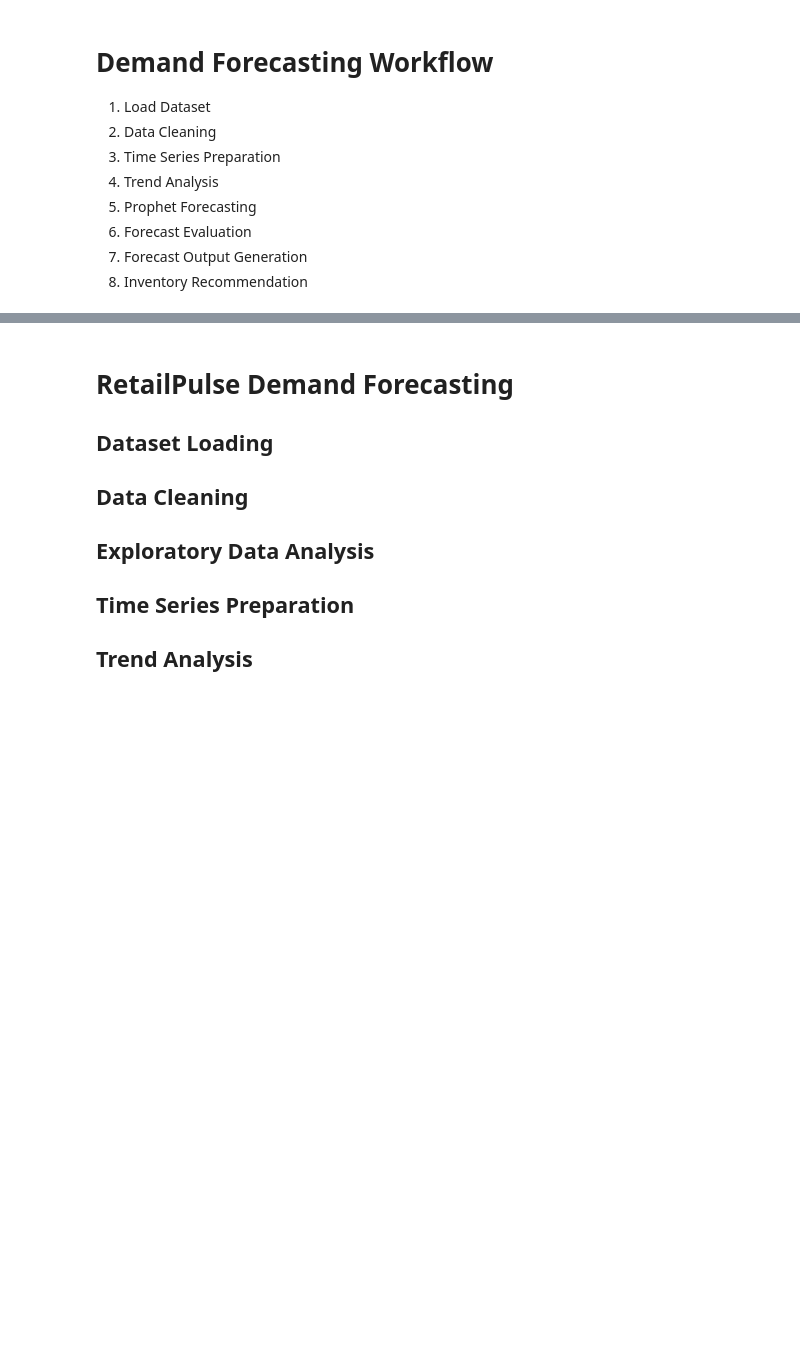
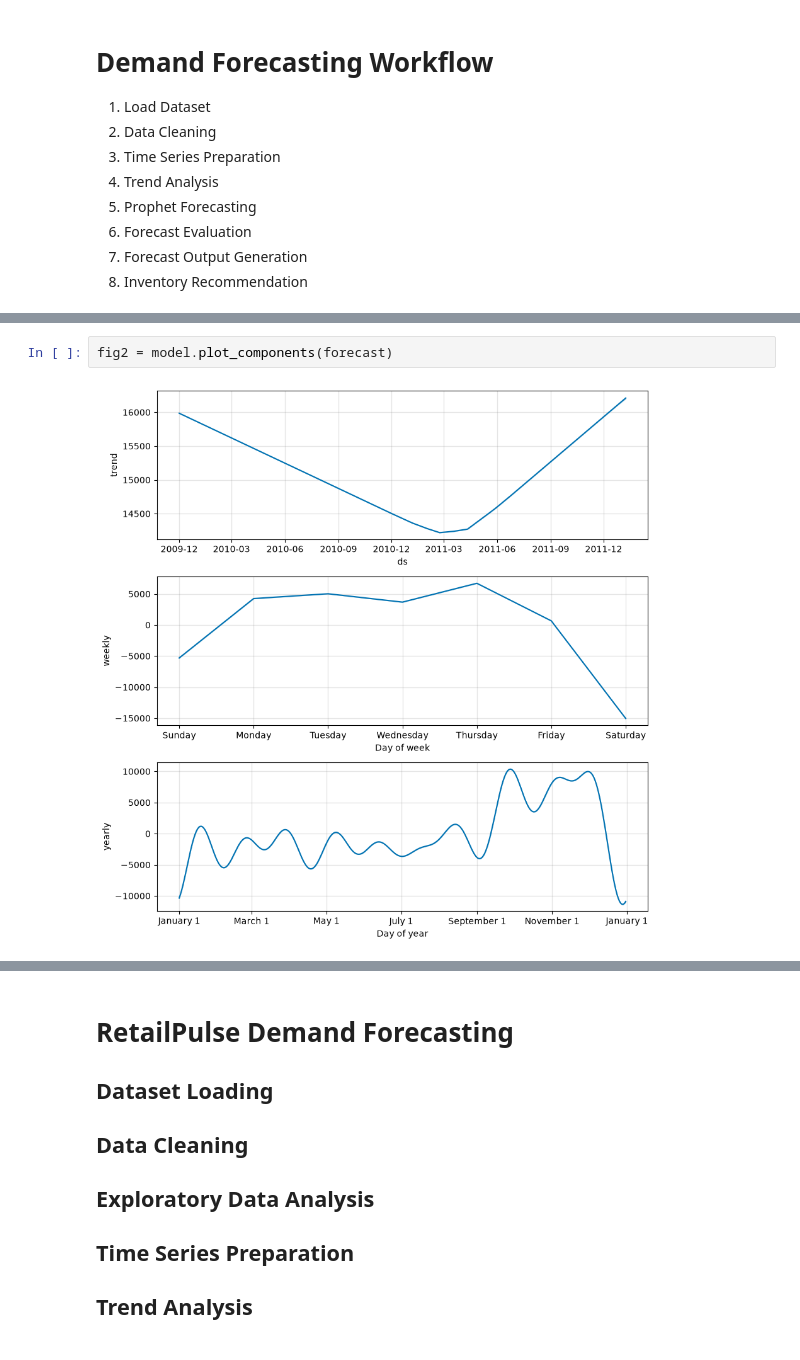
Before and after one commit to codeplayboy/RetailPulse-Zidio, a Jupyter notebook: notebooks/06_demand_forecasting.ipynb, the cells around one changed output, grey strips where cells are left out. Saved outputs shown, nothing was run; the diff lists cells and outputs as text; blank space fills up the shorter version.

```diff
--- a/notebooks/06_demand_forecasting.ipynb
+++ b/notebooks/06_demand_forecasting.ipynb
@@ -30,0 +284,4 @@ Primary Model: Prophet
+# %%
+fig2 = model.plot_components(forecast)
+# %% [output]
+[figure, added]
```
Also changed, not shown: parts of 33 cells of this notebook, 5 other files.
